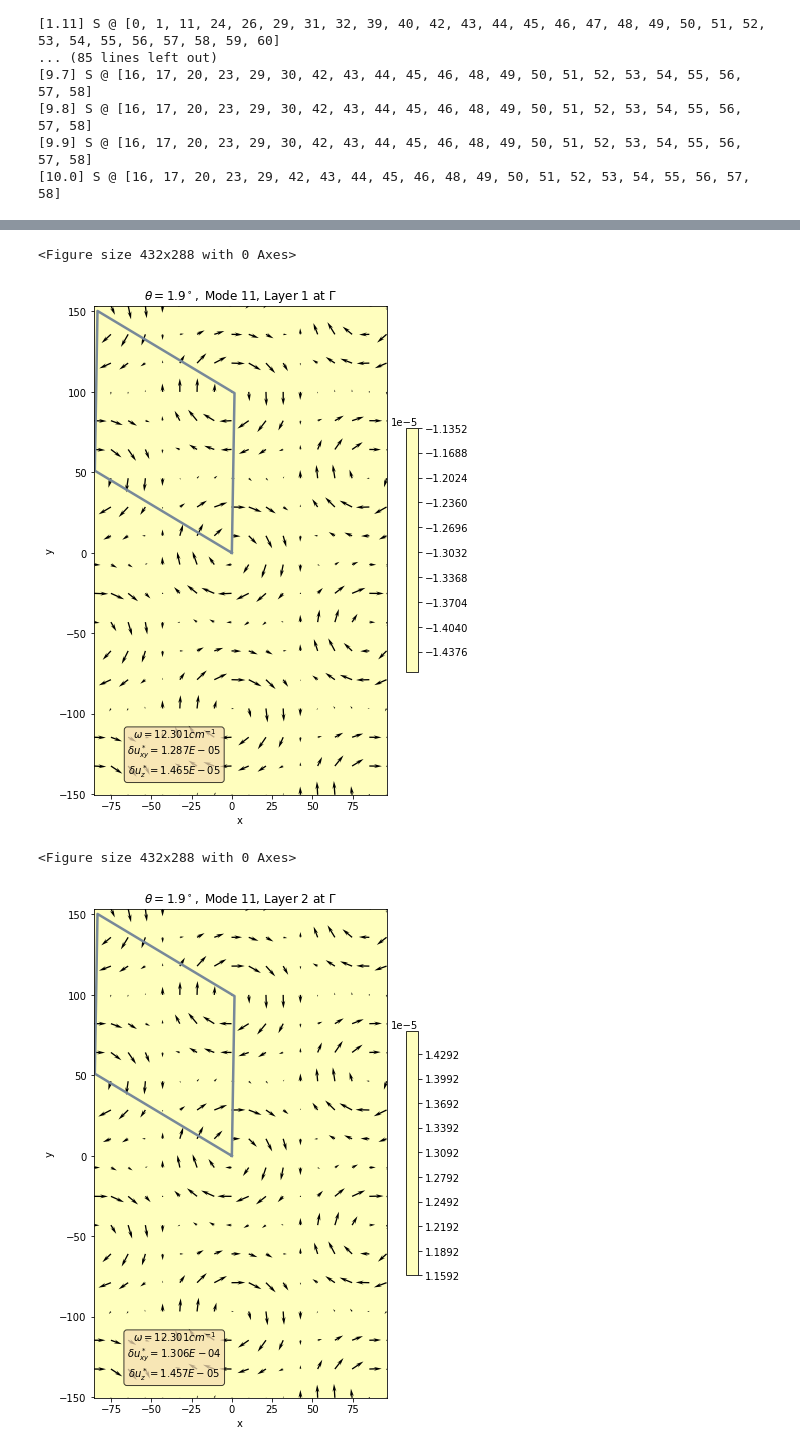
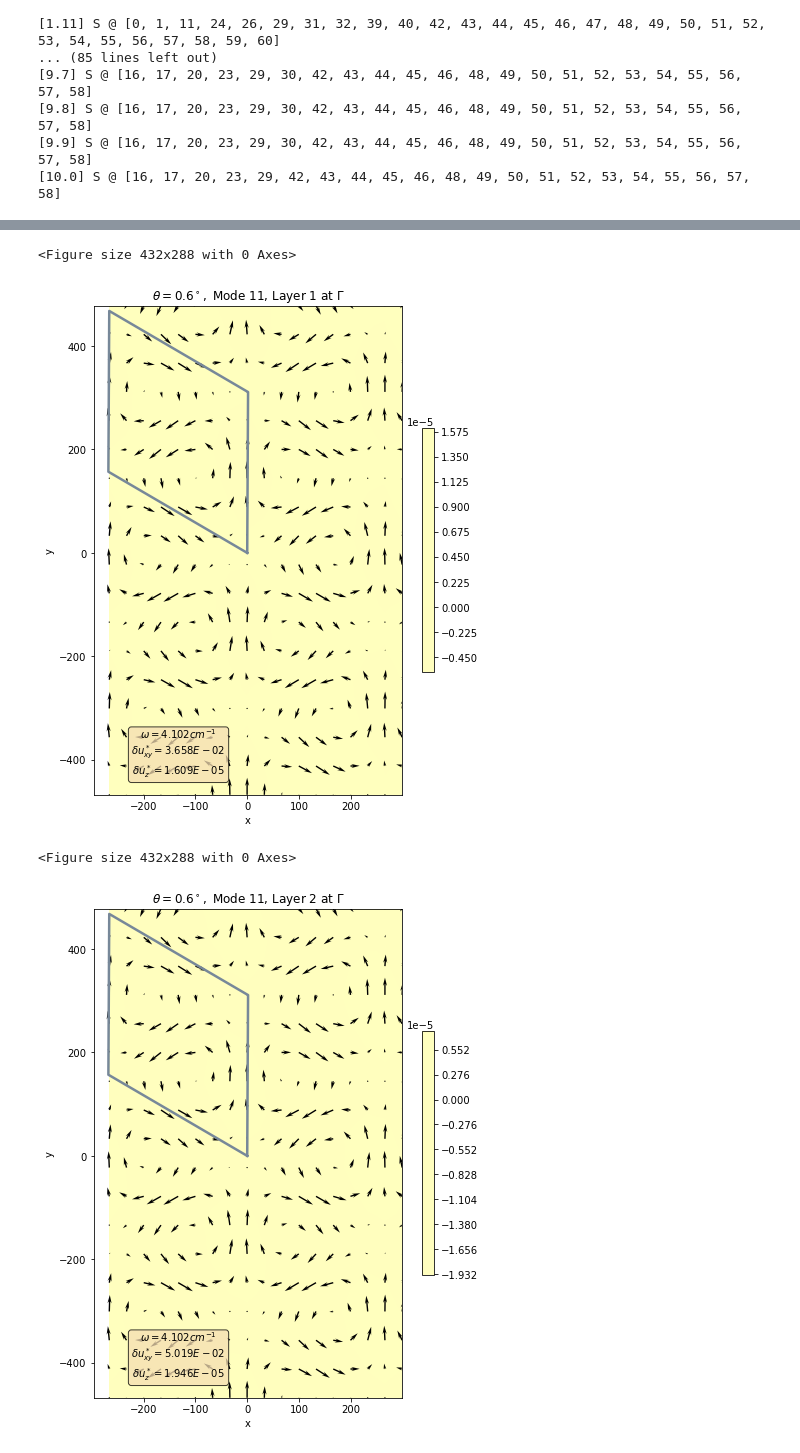
Before and after one commit to jz-lu/ml-ph, a Jupyter notebook: ALLEGRO_ANALYZER/thspc_finder.ipynb, the cells around one changed output, grey strips where cells are left out. Drawn from its saved outputs; the diff is of its cells as text; code cells hidden in the pictures.

```diff
--- a/ALLEGRO_ANALYZER/thspc_finder.ipynb
+++ b/ALLEGRO_ANALYZER/thspc_finder.ipynb
@@ -103,7 +103,7 @@ for i, tnsr in enumerate(phonons):
 [10.0] S @ [16, 17, 20, 23, 29, 42, 43, 44, 45, 46, 48, 49, 50, 51, 52, 53, 54, 55, 56, 57, 58]
 # %%
 # Visualize the real-space phonons
-THETA_IDX = 19
+THETA_IDX = 6
 WHICH_MODE = 11
 print(f"Analyzing theta = {thetas[THETA_IDX]} (idx={THETA_IDX})")
 coords = mesh[THETA_IDX]
@@ -117,4 +117,4 @@ Analyzing theta = 1.9081000000000001 (idx=19)
 <Figure size 432x288 with 0 Axes>
-[figure, old version]
+[figure, new version]
 <Figure size 432x288 with 0 Axes>
-[figure, old version]
+[figure, new version]
```
Also changed, not shown: parts of 1 cell of this notebook, 7 other files.
